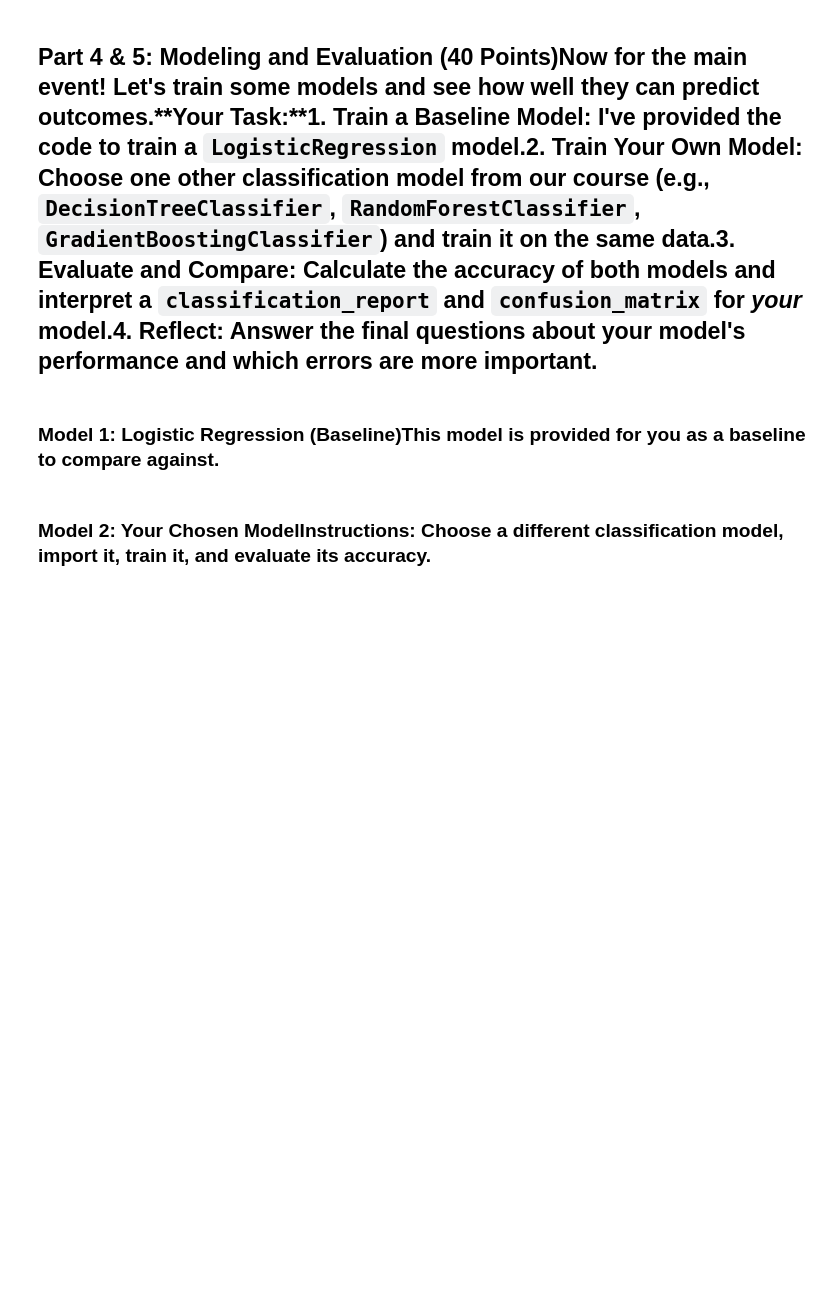
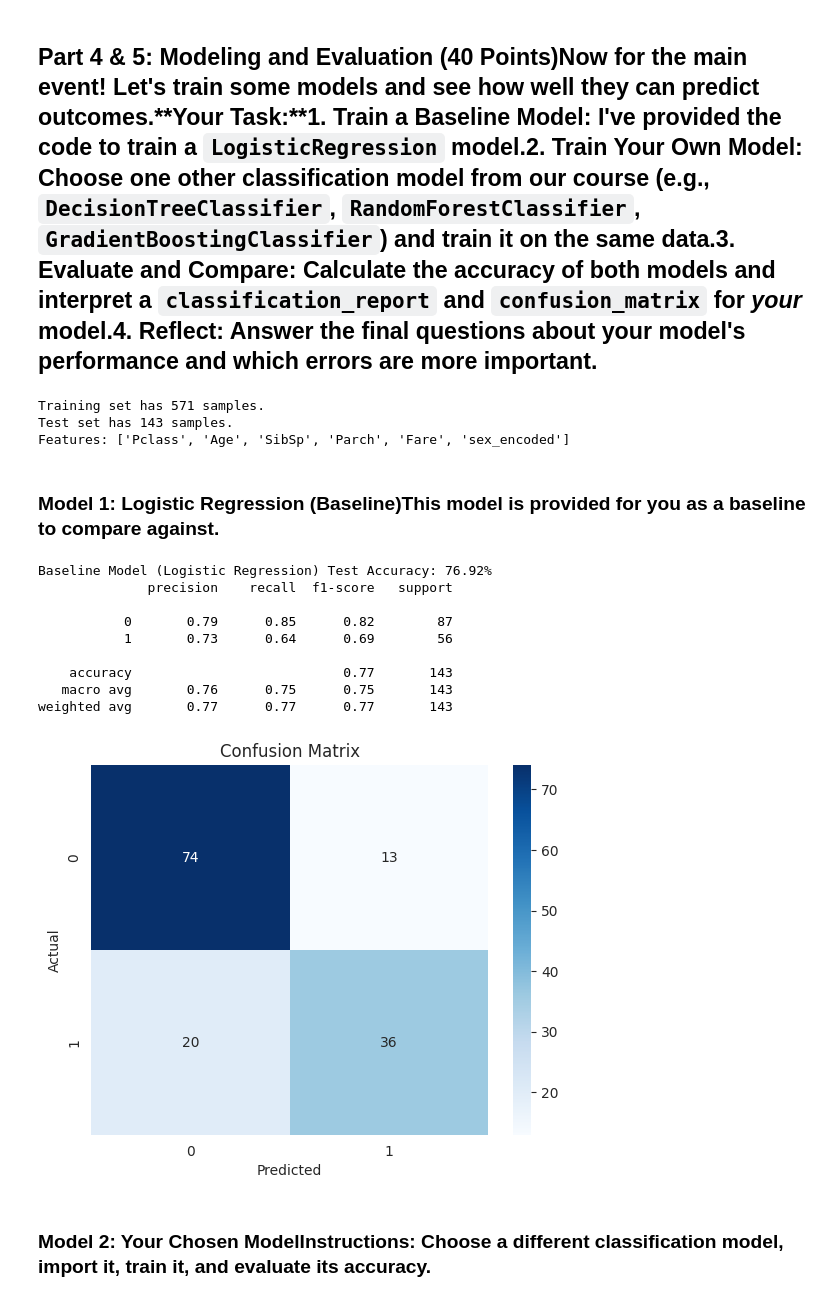
Before and after one commit to pereirayenis42-dot/ITAI-1371-ML-Labs, a Jupyter notebook: ITAI_1371_midterm_project_Lab.ipynb, the cells around one changed output. Saved outputs shown, nothing was run; the diff lists cells and outputs as text; code cells hidden in the pictures; blank space fills up the shorter version.

```diff
--- a/ITAI_1371_midterm_project_Lab.ipynb
+++ b/ITAI_1371_midterm_project_Lab.ipynb
@@ -188,7 +261,72 @@ from sklearn.model_selection import train_test_splitfrom sklearn.linear_model im
+# %%
+from sklearn.model_selection import train_test_split
+from sklearn.linear_model import LogisticRegression
+from sklearn.metrics import accuracy_score, classification_report, confusion_matrix
+
+# --- Define Features (x) and Target (y) ---
+# Make sure all columns are numeric and have no missing values
+df_model = df.copy()
+df_model = df_model.select_dtypes(include=np.number).dropna()
+
+# Drop Irrelevant columns
+if 'PassengerId' in df_model.columns:
+  df_model = df_model.drop(columns=['PassengerId'])
+
+# Define target variable based on dataset
+target_col = 'Survived' if 'Survived' in df_model.columns else 'target'
+X = df_model.drop(target_col, axis=1)
+y = df_model[target_col]
+
+# --- Split Data ---
+X_train, X_test, y_train, y_test = train_test_split(X, y, test_size=0.2, random_state=42)
+
+print(f"Training set has {X_train.shape[0]} samples.")
+print(f"Test set has {X_test.shape[0]} samples.")
+print(f"Features: {X.columns.tolist()}")
+# %% [output]
+Training set has 571 samples.
+Test set has 143 samples.
+Features: ['Pclass', 'Age', 'SibSp', 'Parch', 'Fare', 'sex_encoded']
 # %% [markdown]
 ### Model 1: Logistic Regression (Baseline)This model is provided for you as a baseline to compare against.
 # %%
 # Train the baseline modellog_reg = LogisticRegression(max_iter=1000, random_state=42)log_reg.fit(X_train, y_train)# Make predictions and evaluatey_pred_log_reg = log_reg.predict(X_test)acc_log_reg = accuracy_score(y_test, y_pred_log_reg)print(f"Baseline Model (Logistic Regression) Test Accuracy: {acc_log_reg:.2%}")
+# %%
+from sklearn.linear_model import LogisticRegression
+from sklearn.metrics import accuracy_score, classification_report, confusion_matrix
+import seaborn as sns
+import matplotlib.pyplot as plt
+
+# Train baseline model
+log_reg = LogisticRegression(max_iter=1000, solver='liblinear')
+log_reg.fit(X_train, y_train)
+
+# Make predictions and evaluate
+y_pred_log_reg = log_reg.predict(X_test)
+acc_log_reg = accuracy_score(y_test, y_pred_log_reg)
+print(f"Baseline Model (Logistic Regression) Test Accuracy: {acc_log_reg:.2%}")
+
+# Classification report (optional)
+print(classification_report(y_test, y_pred_log_reg))
+
+# Confusion matrix (optional)
+cm = confusion_matrix(y_test, y_pred_log_reg)
+sns.heatmap(cm, annot=True, fmt='d', cmap='Blues')
+plt.xlabel('Predicted')
+plt.ylabel('Actual')
+plt.title('Confusion Matrix')
+plt.show()
+# %% [output]
+Baseline Model (Logistic Regression) Test Accuracy: 76.92%
+              precision    recall  f1-score   support
+
+           0       0.79      0.85      0.82        87
+           1       0.73      0.64      0.69        56
+
+    accuracy                           0.77       143
+   macro avg       0.76      0.75      0.75       143
+weighted avg       0.77      0.77      0.77       143
+[figure, added]
 # %% [markdown]
 ### Model 2: Your Chosen Model**Instructions:** Choose a different classification model, import it, train it, and evaluate its accuracy.
 # %%
```
Also changed, not shown: parts of 11 cells of this notebook.
